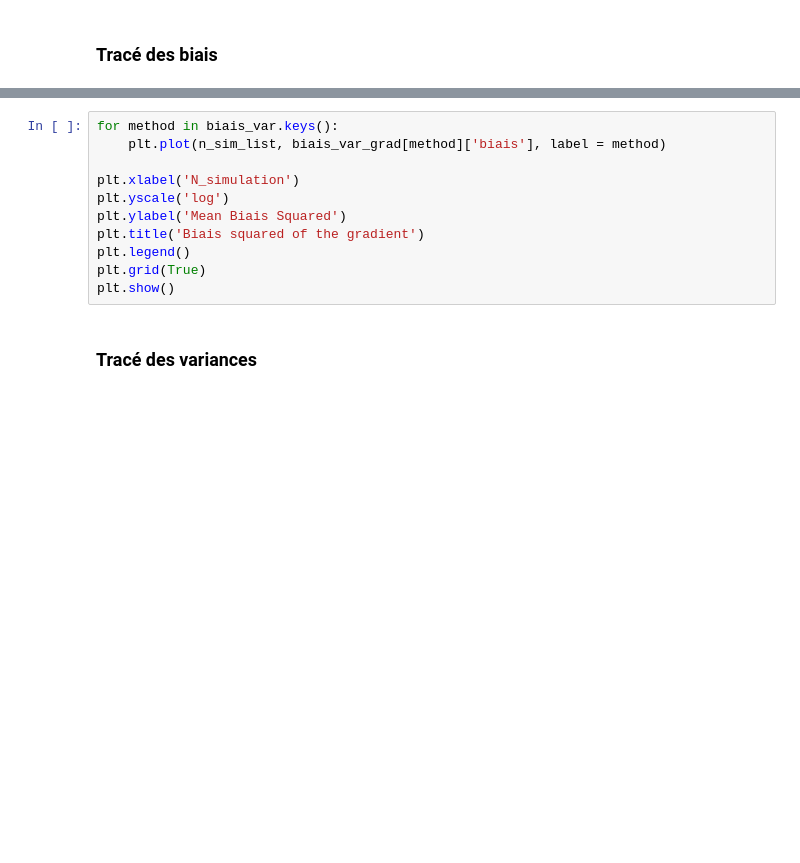
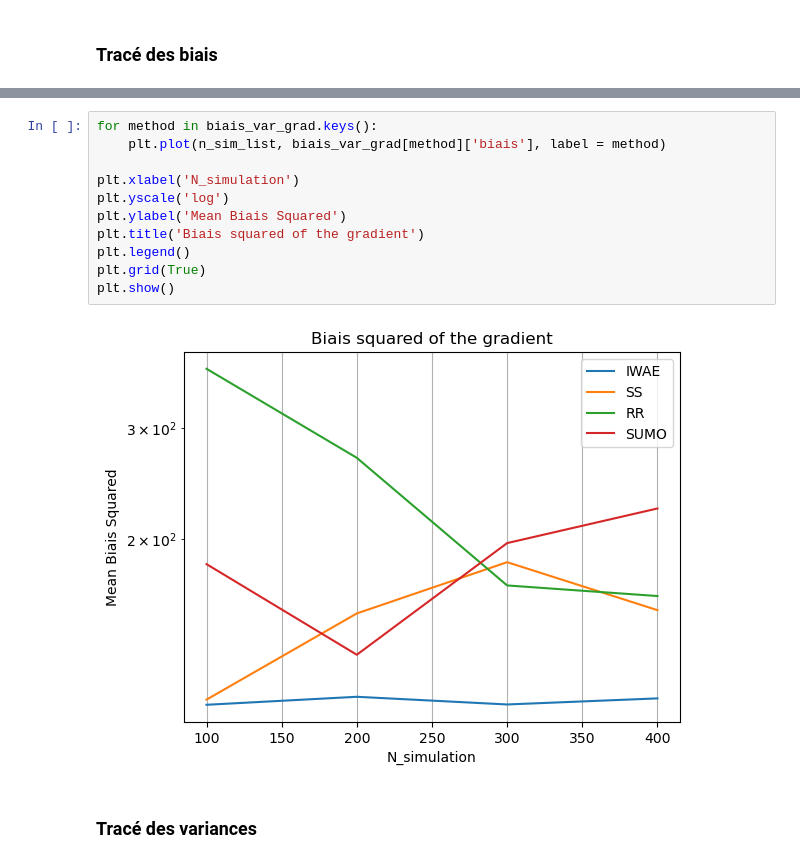
Before and after one commit to VSmague/Unbiased_Gradient, a Jupyter notebook: Final Project.ipynb, the cells around one changed output, grey strips where cells are left out. Cells and saved outputs as stored; diff of their text form; blank space fills up the shorter version.

```diff
--- a/Final Project.ipynb
+++ b/Final Project.ipynb
@@ -331,14 +332,16 @@ plt.show()
 # %%
-for method in biais_var.keys():
+for method in biais_var_grad.keys():
     plt.plot(n_sim_list, biais_var_grad[method]['biais'], label = method)
 
 plt.xlabel('N_simulation')
 plt.yscale('log')
 plt.ylabel('Mean Biais Squared')
 plt.title('Biais squared of the gradient')
 plt.legend()
 plt.grid(True)
 plt.show()
+# %% [output]
+[figure, added]
 # %% [markdown]
 ### Tracé des variances
 # %%
```
Also changed, not shown: parts of 12 cells of this notebook.
